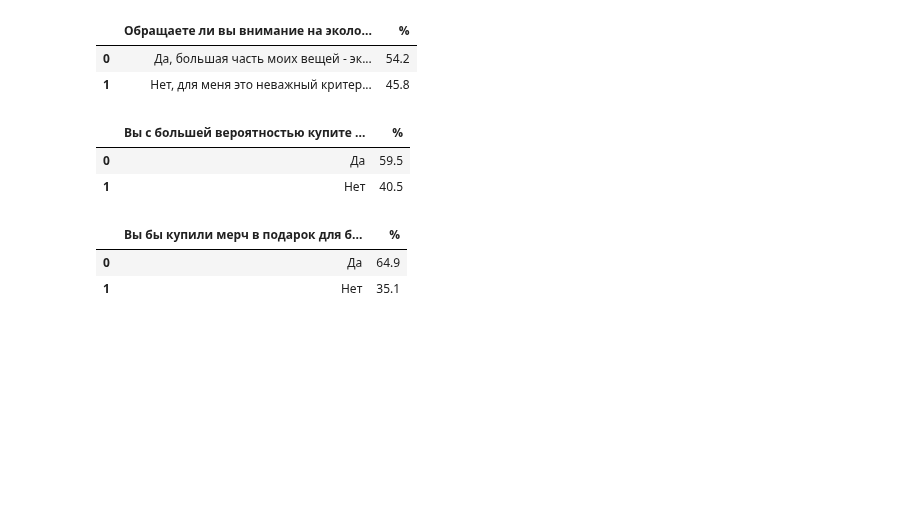
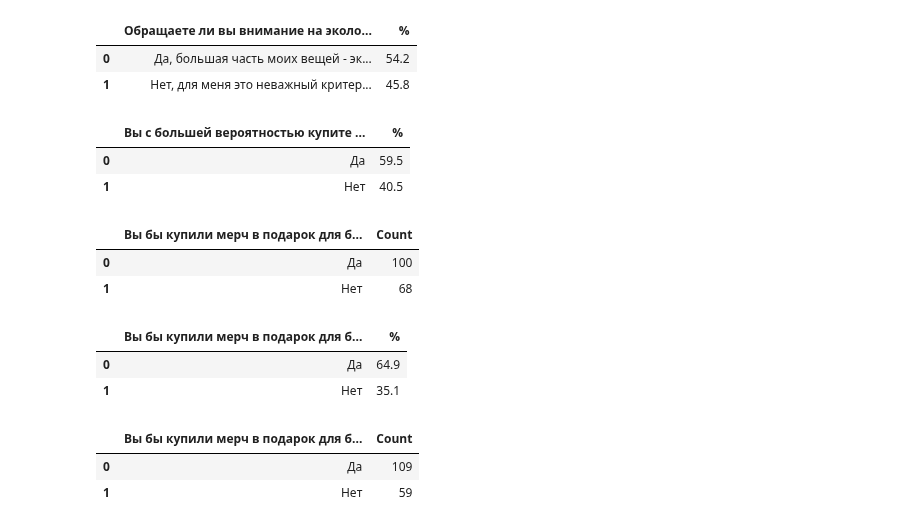
Before and after one commit to Gralex78/Home-Work-PYDA-20, a Jupyter notebook: 28_Grow/Grow.ipynb, the cells around one changed output. Drawn from its saved outputs; the diff is of its cells as text; code cells hidden in the pictures; blank space fills up the shorter version.

```diff
--- a/28_Grow/Grow.ipynb
+++ b/28_Grow/Grow.ipynb
@@ -2309,4 +2309,12 @@ df21
 |  | Вы с большей вероятностью купите ... | % |
 | 0 | Да | 59.5 |
 | 1 | Нет | 40.5 |
+# %%
+cnt21 = df.iloc[:,[21]].value_counts().reset_index()
+cnt21.columns = ['Вы бы купили мерч в подарок для благотворительного фонда/детского дома?', 'Count']
+cnt21
+# %% [output]
+|  | Вы бы купили мерч в подарок для б... | Count |
+| 0 | Да | 100 |
+| 1 | Нет | 68 |
 # %%
@@ -2317,6 +2325,14 @@ df22
 |  | Вы бы купили мерч в подарок для б... | % |
 | 0 | Да | 64.9 |
 | 1 | Нет | 35.1 |
+# %%
+cnt22 = df.iloc[:,[22]].value_counts().reset_index()
+cnt22.columns = ['Вы бы купили мерч в подарок для благотворительного фонда/детского дома?', 'Count']
+cnt22
+# %% [output]
+|  | Вы бы купили мерч в подарок для б... | Count |
+| 0 | Да | 109 |
+| 1 | Нет | 59 |
 # %%
 def mean_confidence_interval_1(data, confidence=0.95):
     a = 1.0 * np.array(data)
```
Also changed, not shown: parts of 2 cells of this notebook.
